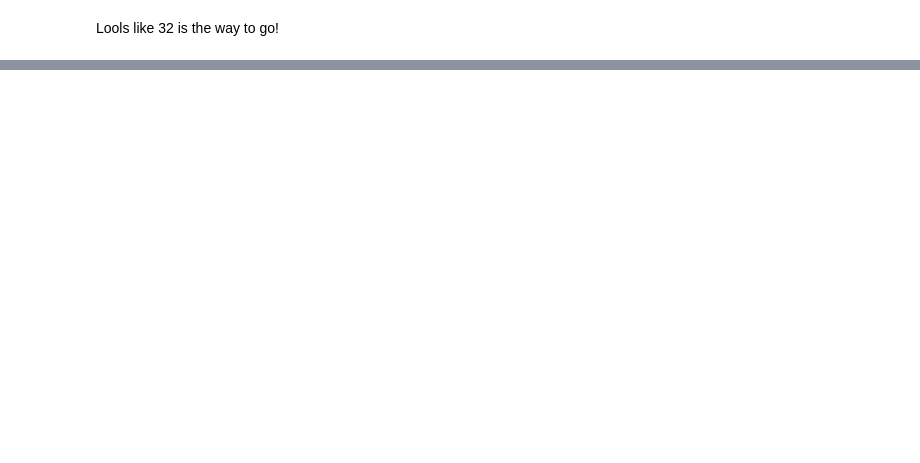
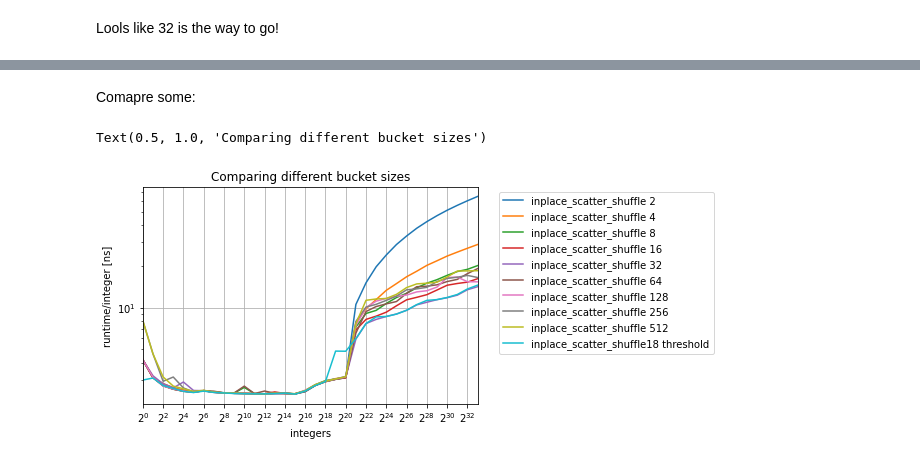
Before and after one commit to pengilton/cip_shuffle, a Jupyter notebook: benchmarks/evaluation/09_analysis_cip_shuffle_buckets.ipynb, the cells around one changed output, grey strips where cells are left out. Saved outputs shown, nothing was run; the diff lists cells and outputs as text; code cells hidden in the pictures; blank space fills up the shorter version.

Commit message:
More data wtih updated default threshold

```diff
--- a/benchmarks/evaluation/09_analysis_cip_shuffle_buckets.ipynb
+++ b/benchmarks/evaluation/09_analysis_cip_shuffle_buckets.ipynb
@@ -61,0 +64,17 @@ Lools like 32 is the way to go!
+# %%
+df_test = pd.read_csv(path.join("..", "cpp", "uni-machine", "v0.1.12", "20231218-032542-nb=32-bf=256-th=262144-cpp.csv"))
+df_test["runtime/integer [ns]"] = df_test["total_runtime"] / (df_test["total_runs"] * df_test["integers"])
+
+ax2 = df_test.plot(x="integers", y="runtime/integer [ns]", label=df_test["function"][0] + " " + str(df_test["buckets"][0]))
+
+ax2.set_xscale("log", base=2)
+ax2.set_yscale("log", base=10)
+ax2.set_xticks(ax_xticks)
+# ax2.set_yticks(ax_yticks)
+ax2.set_xlim(2**0, 2**33)
+# ax.set_ylim(0, 100)
+ax2.grid(True)
+ax2.set_xlabel("integers")
+ax2.set_ylabel("runtime/integer [ns]")
+ax2.legend(bbox_to_anchor=(1.05, 1.0), loc='upper left')
+ax2.set_title("Comparing different bucket sizes")
@@ -61,0 +84,27 @@ Lools like 32 is the way to go!
+# %% [markdown]
+Comapre some:
+# %%
+# We plot data
+ax_xticks = [2 ** i for i in range(0, 34, 2)]
+ax_yticks = [1 * i for i in range(0, 100, 1)]
+
+ax = dfs_buckets[0].plot(x="integers", y="runtime/integer [ns]", label=dfs_buckets[0]["function"][0] + " " + str(dfs_buckets[0]["buckets"][0]))
+for i in range(1, len(dfs_buckets)-1):
+    dfs_buckets[i].plot(ax=ax, x="integers", y="runtime/integer [ns]", label=dfs_buckets[i]["function"][0] + " " + str(dfs_buckets[i]["buckets"][0]))
+
+df_test.plot(ax=ax, x="integers", y="runtime/integer [ns]", label=df_test["function"][0] + "18 threshold")
+
+ax.set_xscale("log", base=2)
+ax.set_yscale("log", base=10)
+ax.set_xticks(ax_xticks)
+# ax.set_yticks(ax_yticks)
+ax.set_xlim(2**0, 2**33)
+# ax.set_ylim(0, 100)
+ax.grid(True)
+ax.set_xlabel("integers")
+ax.set_ylabel("runtime/integer [ns]")
+ax.legend(bbox_to_anchor=(1.05, 1.0), loc='upper left')
+ax.set_title("Comparing different bucket sizes")
+# %% [output]
+Text(0.5, 1.0, 'Comparing different bucket sizes')
+[figure, added]
```
Also changed, not shown: parts of 3 cells of this notebook, 50 other files.
